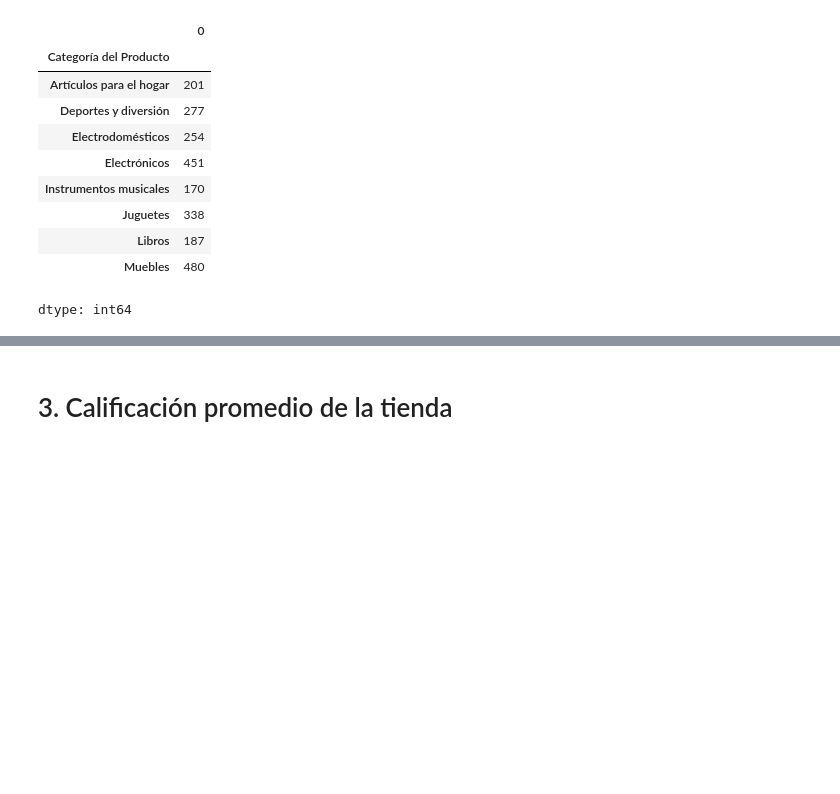
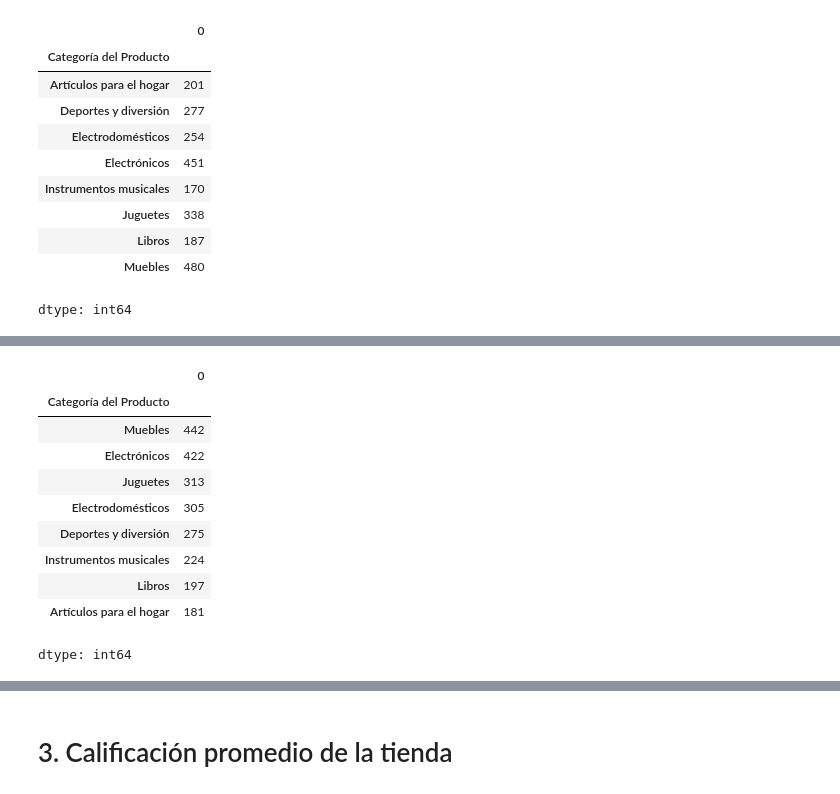
Before and after one commit to Gaby46Pe/AprendiendoGit, a Jupyter notebook: AluraStoreLatam.ipynb, the cells around one changed output, grey strips where cells are left out. Drawn from its saved outputs; the diff is of its cells as text; code cells hidden in the pictures; blank space fills up the shorter version.

```diff
--- a/AluraStoreLatam.ipynb
+++ b/AluraStoreLatam.ipynb
@@ -394,0 +409,14 @@ dtype: int64
+# %%
+display(tienda2.groupby('Categoría del Producto').size().sort_values(ascending=False))
+# %% [output]
+|  | 0 |
+| Categoría del Producto |  |
+| Muebles | 442 |
+| Electrónicos | 422 |
+| Juguetes | 313 |
+| Electrodomésticos | 305 |
+| Deportes y diversión | 275 |
+| Instrumentos musicales | 224 |
+| Libros | 197 |
+| Artículos para el hogar | 181 |
+dtype: int64
```
Also changed, not shown: parts of 3 cells of this notebook.
